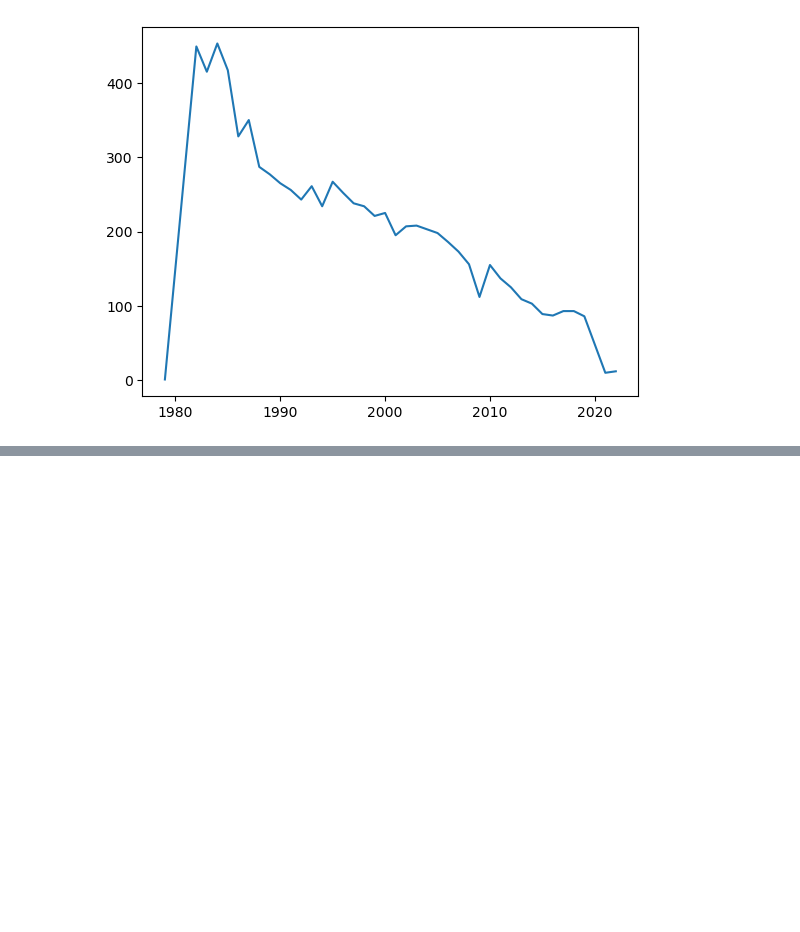
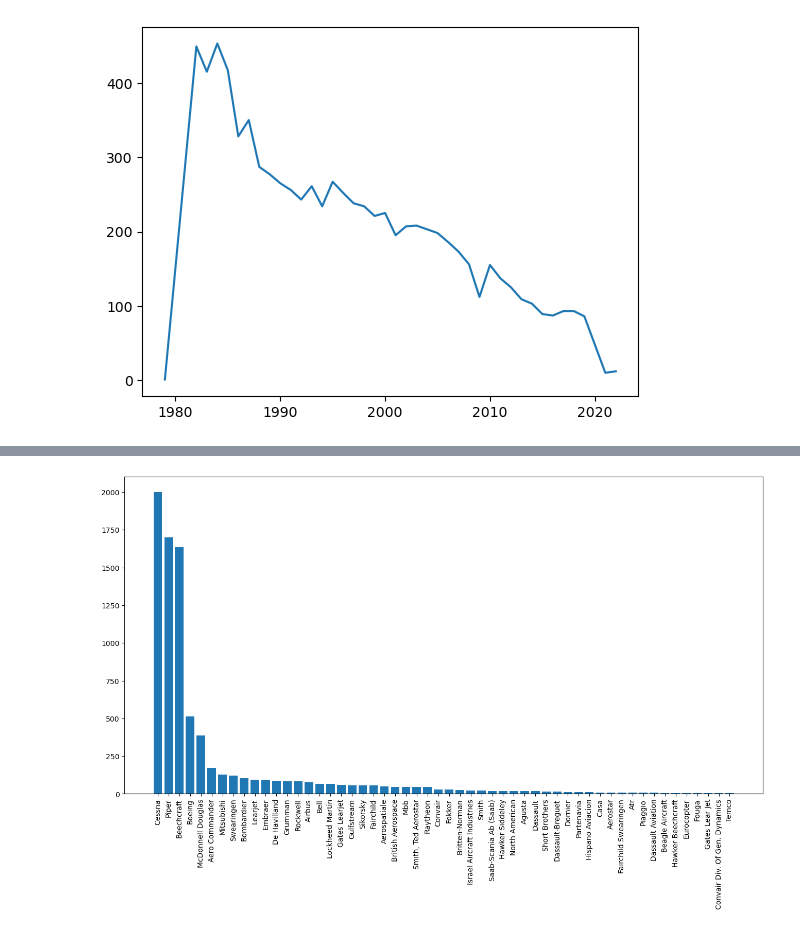
Before and after one commit to Luwate/dsc-phase-1-project, a Jupyter notebook: student.ipynb, the cells around one changed output, grey strips where cells are left out. Cells and saved outputs as stored; diff of their text form; code cells hidden in the pictures; blank space fills up the shorter version.

```diff
--- a/student.ipynb
+++ b/student.ipynb
@@ -630,0 +733,4 @@ ax[1].plot(ser)
+# %%
+accidents_by_make = df_cleaned.groupby('Make').size()
+accidents_by_make = accidents_by_make[accidents_by_make.values>=5].sort_values(ascending = False)
+accidents_by_make
@@ -630,0 +755,6 @@ ax[1].plot(ser)
+# %%
+fig, ax = plt.subplots(figsize = (16,8))
+ax.bar(accidents_by_make.index, accidents_by_make.values)
+ax.tick_params(axis='x', labelrotation=90)
+# %% [output]
+[figure, added]
```
Also changed, not shown: parts of 25 cells of this notebook.
